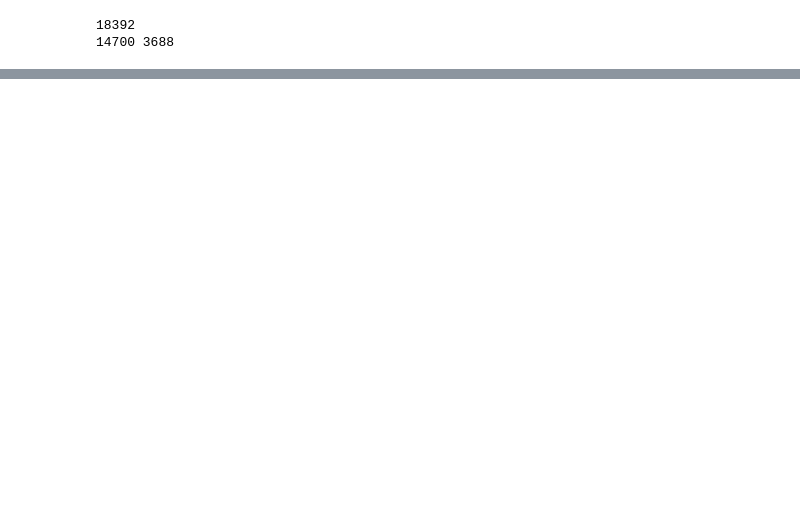
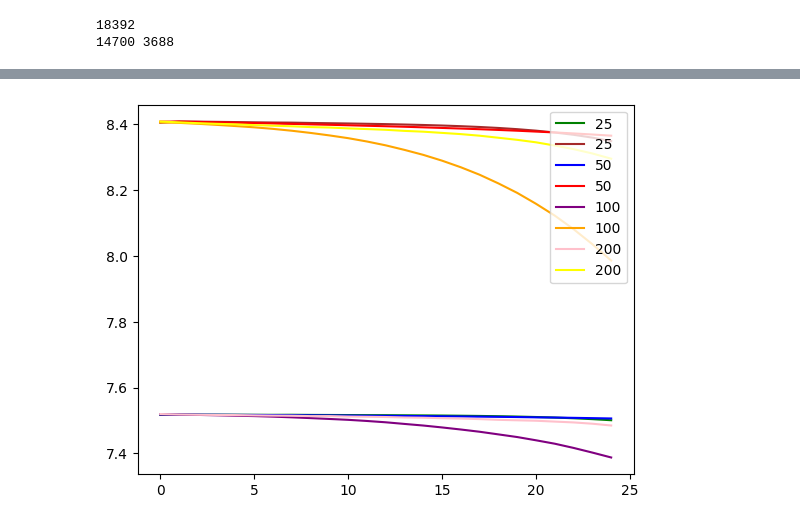
Before and after one commit to sashkaw/predict-aqi, a Jupyter notebook: ml/models/api_model.ipynb, the cells around one changed output, grey strips where cells are left out. Cells and saved outputs as stored; diff of their text form; code cells hidden in the pictures; blank space fills up the shorter version.

Commit message:
Experiment with number of epochs, neurons, batch_size, and dropout rate

```diff
--- a/ml/models/api_model.ipynb
+++ b/ml/models/api_model.ipynb
@@ -599,0 +626,39 @@ run()
+# %%
+# Evaluate effect of number of neurons
+
+# Set parameters for model runs
+#repeats = 10
+#repeats = 1
+n_batch = 4 # Note: Number of train and test samples must be divisible by the batch size
+n_epochs = 25 #was 500, takes 15 m with 10 epochs
+#epochs_list = [25, 100, 200, 500] # 25 or 100 seems good
+#n_neurons = 50 # Was 1
+neurons_list = [25, 50, 100, 200] # 100 seems to be the best amount of neurons
+#learning_rates = [0.000001, 0.00001, 0.0001, 0.001] # 0.0001 seems to be the best learning rate so far
+learning_rate = 0.0001
+regularizer = l2(0.1)
+train_colors = ['green', 'blue', 'purple', 'pink']
+test_colors = ['brown', 'red', 'orange', 'yellow']
+
+# Run diagnostic experiments
+def run():
+    # run diagnostic tests
+    for i, neurons in enumerate(neurons_list):
+        history = fit_lstm(
+            train=train_trimmed,
+            test=test_scaled,
+            raw=raw_values,
+            scaler=scaler,
+            batch_size=n_batch,
+            nb_epoch=n_epochs,
+            neurons=neurons,
+            learning_rate=learning_rate,
+            reg=regularizer)
+        plt.plot(history['train'], color=train_colors[i], label=neurons)
+        plt.plot(history['test'], color=test_colors[i], label=neurons)
+        legend = plt.legend(loc='upper right')
+        print('%d) TrainRMSE=%f, TestRMSE=%f' % (i, history['train'].iloc[-1], history['test'].iloc[-1]))
+        plt.savefig(f'model_runs/neurons_diagnostic.png')
+
+run()
+# %% [output]
@@ -599,0 +684 @@ run()
+[figure, added]
```
Also changed, not shown: parts of 15 cells of this notebook, 11 other files.
